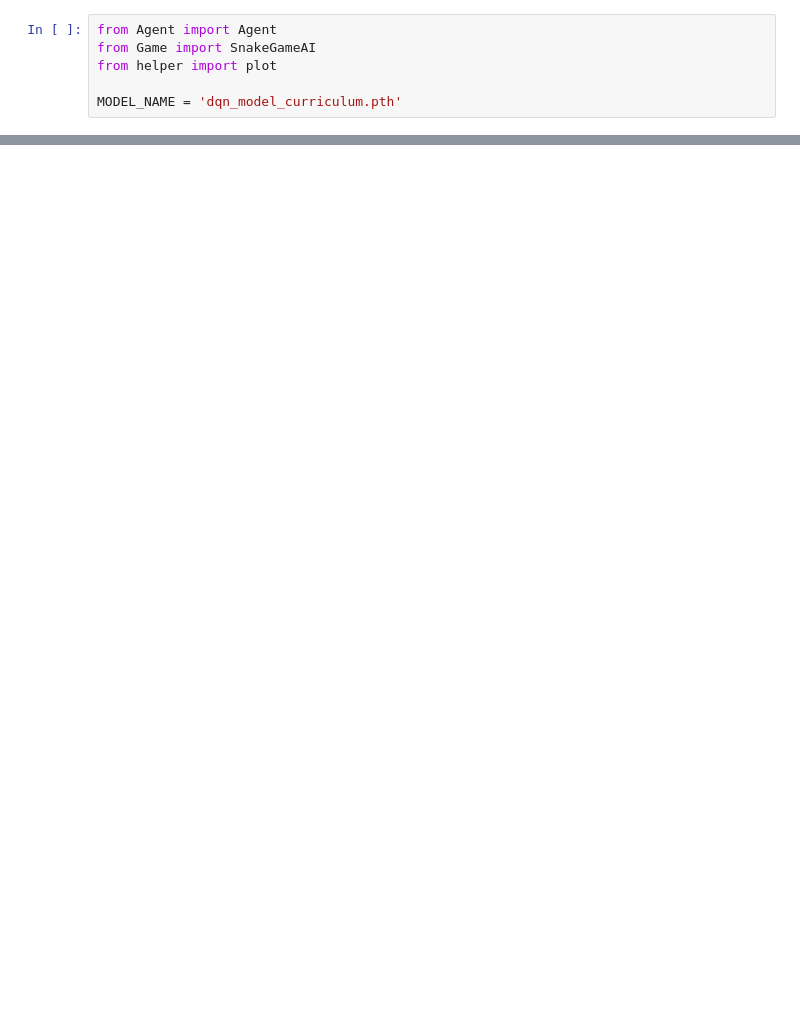
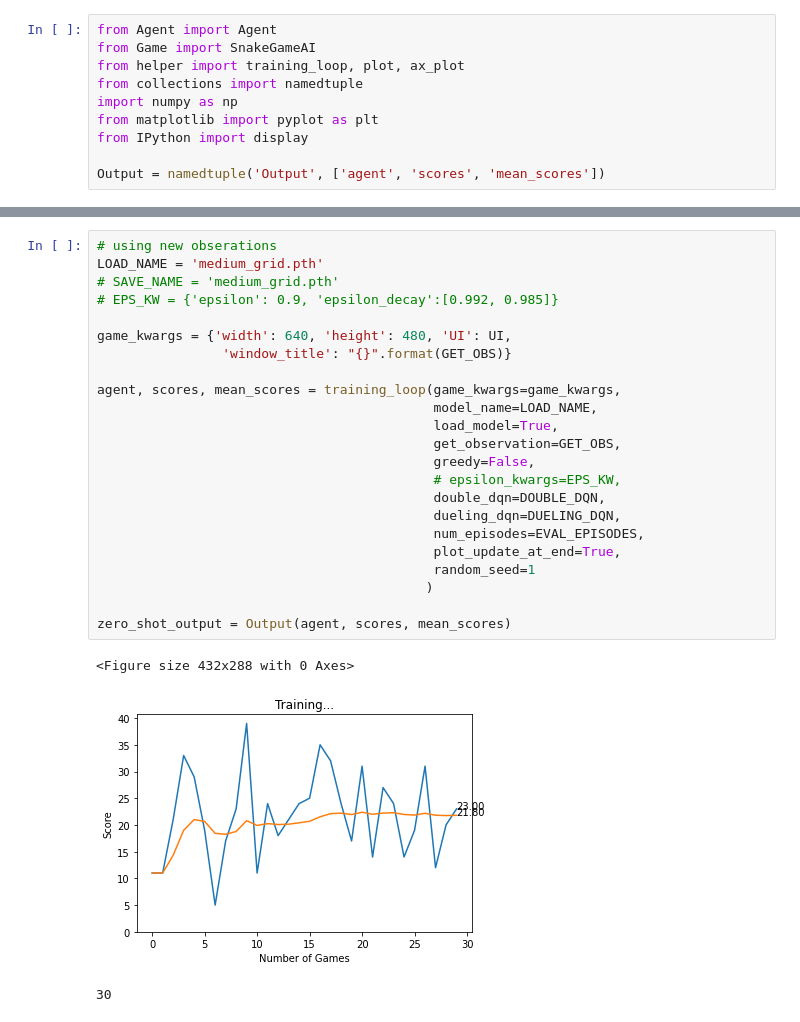
Before and after one commit to alexxcollins/Collins_Adib_INM707_CW, a Jupyter notebook: Advanced RL/Deep Q Learning_Curriculum.ipynb, the cells around one changed output, grey strips where cells are left out. Saved outputs shown, nothing was run; the diff lists cells and outputs as text; blank space fills up the shorter version.

```diff
--- a/Advanced RL/Deep Q Learning_Curriculum.ipynb
+++ b/Advanced RL/Deep Q Learning_Curriculum.ipynb
@@ -1,6 +1,10 @@
 # %%
 from Agent import Agent
 from Game import SnakeGameAI
-from helper import plot
+from helper import training_loop, plot, ax_plot
+from collections import namedtuple
+import numpy as np
+from matplotlib import pyplot as plt
+from IPython import display
 
-MODEL_NAME = 'dqn_model_curriculum.pth'
+Output = namedtuple('Output', ['agent', 'scores', 'mean_scores'])
@@ -188,0 +143,27 @@ while episode < NUM_EPISODES:
+# %%
+# using new obserations
+LOAD_NAME = 'medium_grid.pth'
+# SAVE_NAME = 'medium_grid.pth'
+# EPS_KW = {'epsilon': 0.9, 'epsilon_decay':[0.992, 0.985]}
+
+game_kwargs = {'width': 640, 'height': 480, 'UI': UI,
+                'window_title': "{}".format(GET_OBS)}
+
+agent, scores, mean_scores = training_loop(game_kwargs=game_kwargs,
+                                           model_name=LOAD_NAME,
+                                           load_model=True,
+                                           get_observation=GET_OBS,
+                                           greedy=False,
+                                           # epsilon_kwargs=EPS_KW,
+                                           double_dqn=DOUBLE_DQN,
+                                           dueling_dqn=DUELING_DQN,
+                                           num_episodes=EVAL_EPISODES,
+                                           plot_update_at_end=True,
+                                           random_seed=1
+                                          )
+
+zero_shot_output = Output(agent, scores, mean_scores)
+# %% [output]
+<Figure size 432x288 with 0 Axes>
+[figure, added]
+30
```
Also changed, not shown: parts of 33 cells of this notebook, 5 other files.
